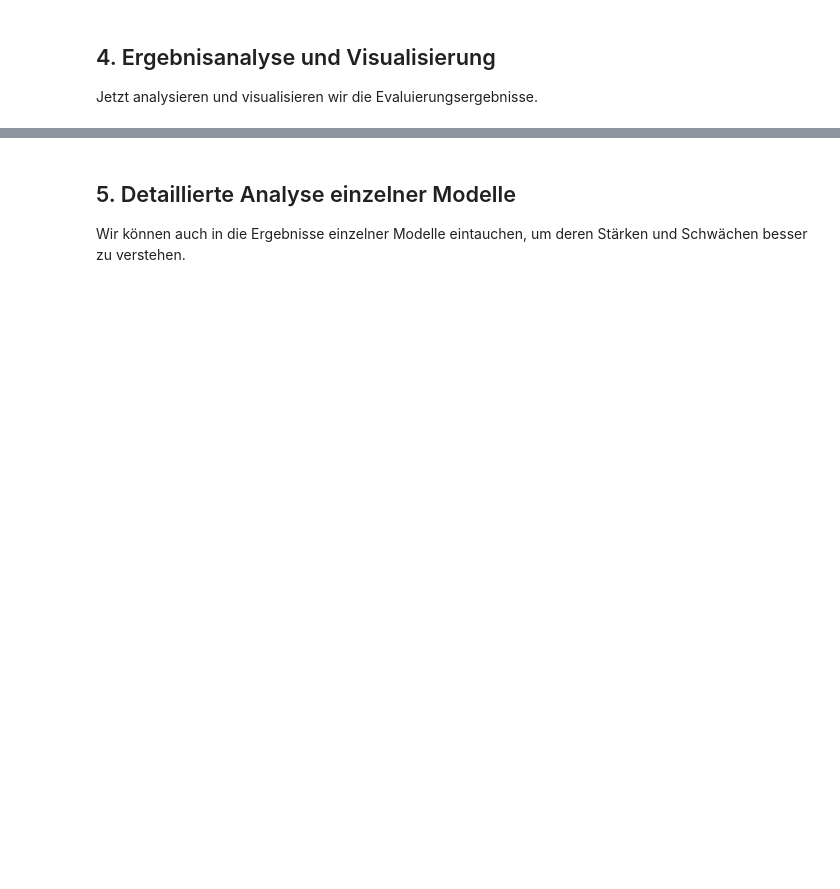
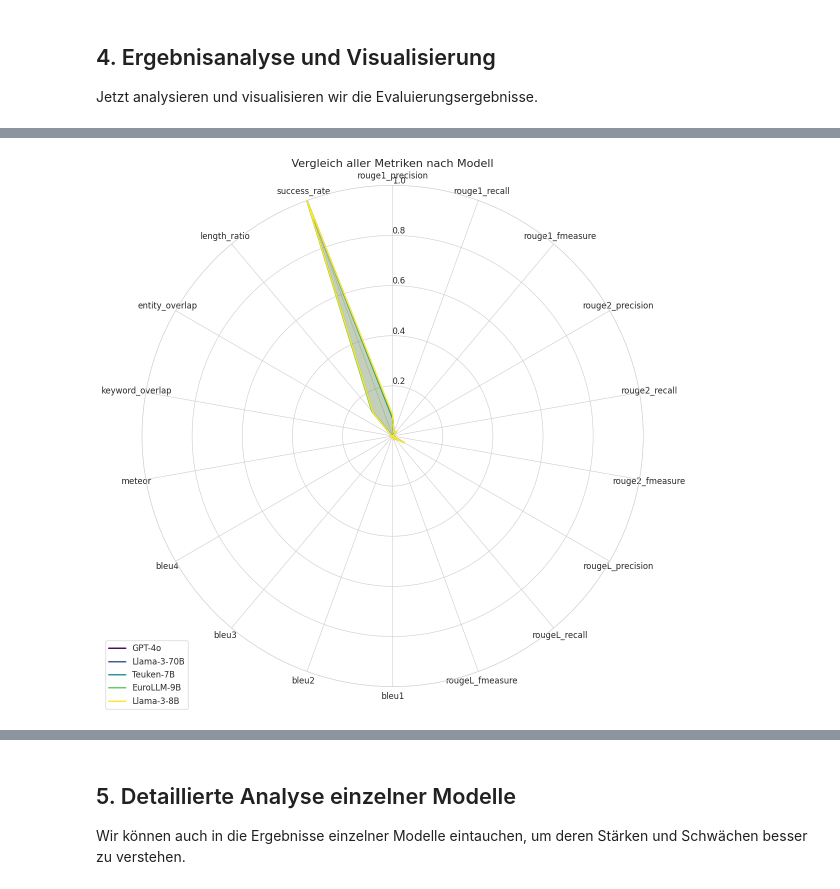
Before and after one commit to SebastianNagl/CourtPressGER, a Jupyter notebook: notebooks/evaluation_pipeline.ipynb, the cells around one changed output, grey strips where cells are left out. Saved outputs shown, nothing was run; the diff lists cells and outputs as text; code cells hidden in the pictures; blank space fills up the shorter version.

```diff
--- a/notebooks/evaluation_pipeline.ipynb
+++ b/notebooks/evaluation_pipeline.ipynb
@@ -155,12 +228,56 @@ plt.show()
 # %%
 # Vergleich aller verfügbaren Metriken (Radar-Chart)
 metrics = [col for col in results_df.columns if col != "model"]
-plt.figure(figsize=(12, 12))
-visualize_metric_comparison(results_df, metrics)
-plt.title("Vergleich aller Metriken nach Modell", fontsize=16)
-plt.tight_layout()
-plt.savefig(OUTPUT_DIR / "metrics_radar_comparison.png", dpi=300)
-plt.show()
+
+# Überprüfen, ob Metriken vorhanden sind
+available_metrics = [m for m in metrics if m in results_df.columns]
+
+if available_metrics:
+    # Modellnamen extrahieren
+    models = results_df["model"].tolist()
+    n_models = len(models)
+
+    # Anzahl der Metriken (Achsen im Radar-Diagramm)
+    n_metrics = len(available_metrics)
+
+    # Winkel für die Achsen des Radar-Diagramms berechnen
+    angles = np.linspace(0, 2 * np.pi, n_metrics, endpoint=False).tolist()
+    angles += angles[:1]  # Schließen des Polygons
+
+    # Erweiterung der Metrikliste zum Schließen des Polygons
+    metrics_plot = available_metrics + [available_metrics[0]]
+
+    # Farbkarte für die verschiedenen Modelle
+    colors = plt.cm.viridis(np.linspace(0, 1, n_models))
+
+    # Radar-Diagramm erstellen
+    plt.figure(figsize=(12, 12))
+    ax = plt.subplot(polar=True)
+
+    for i, model in enumerate(models):
+        # Werte für das aktuelle Modell extrahieren und zum Schließen des Polygons erweitern
+        values = results_df.loc[results_df["model"] == model, available_metrics].values.flatten().tolist()
+        values += values[:1]
+
+        # Radar-Plot für das aktuelle Modell zeichnen
+        ax.plot(angles, values, linewidth=2, linestyle='solid', label=model, color=colors[i])
+        ax.fill(angles, values, alpha=0.1, color=colors[i])
+
+    # Diagramm anpassen
+    ax.set_theta_offset(np.pi / 2)
+    ax.set_theta_direction(-1)
+    ax.set_thetagrids(np.degrees(angles[:-1]), metrics_plot[:-1])
+    ax.set_ylim(0, 1)
+    ax.set_rlabel_position(0)
+    plt.title("Vergleich aller Metriken nach Modell", fontsize=16)
+    plt.legend(loc='upper right', bbox_to_anchor=(0.1, 0.1))
+
+    plt.tight_layout()
+    plt.show()
+else:
+    print("Keine Metriken für den Vergleich vorhanden.")
+# %% [output]
+[figure, added]
 # %%
 # Zusätzliche Visualisierung: Heatmap der Metriken
 plt.figure(figsize=(14, 10))
```
Also changed, not shown: parts of 18 cells of this notebook, 1 other file.
